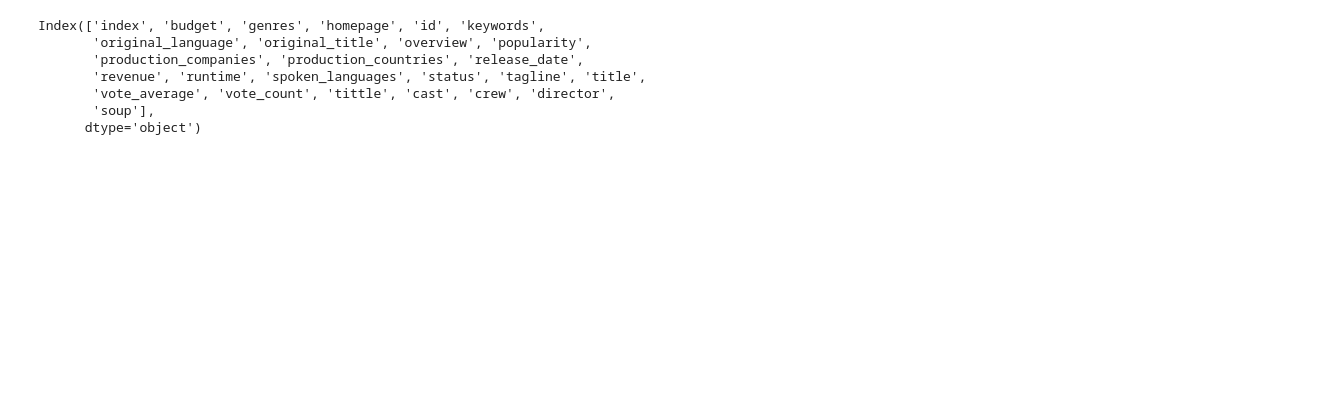
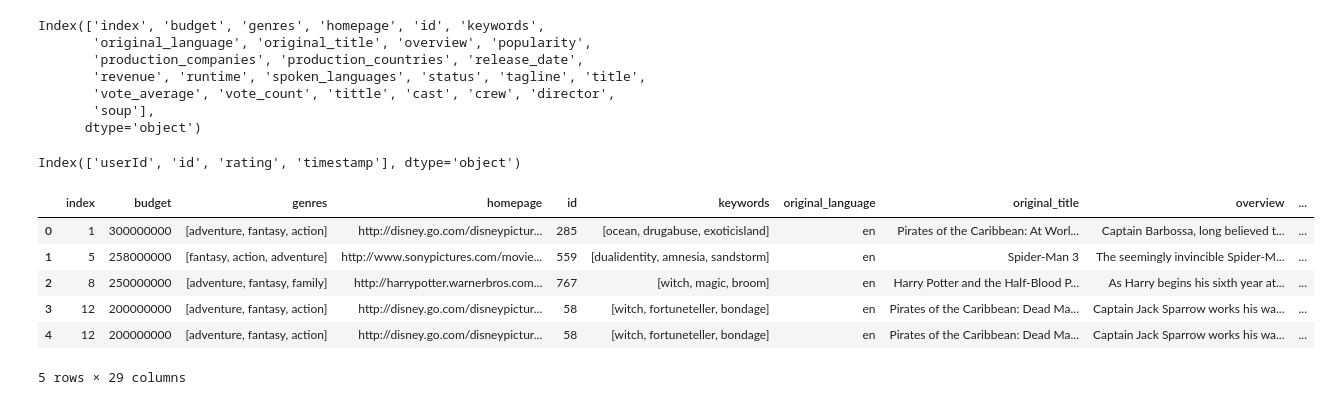
Before and after one commit to CheonSeounghyun/Movie-Analysis-System, a Jupyter notebook: Movie_Analysis_System.ipynb, the cells around one changed output. Drawn from its saved outputs; the diff is of its cells as text; code cells hidden in the pictures; blank space fills up the shorter version.

```diff
--- a/Movie_Analysis_System.ipynb
+++ b/Movie_Analysis_System.ipynb
@@ -222,6 +194,8 @@ for feature in features:
     df2[feature] = df2[feature].apply(clean_data)
 # %%
 def create_soup(x):
-    return ' '.join(x['keywords']) + ' ' + ' '.join(x['cast']) + ' ' + x['director'] + ' ' + ' '.join(x['genres'])
+    return ' '.join(x['keywords']) + ' ' + \
+           ' '.join(x['cast']) + ' ' + x['director'] + ' ' + \
+           ' '.join(x['genres'])
 df2['soup'] = df2.apply(create_soup, axis=1)
 # %%
@@ -353,3 +327,21 @@ Index(['index', 'budget', 'genres', 'homepage', 'id', 'keywords',
        'vote_average', 'vote_count', 'tittle', 'cast', 'crew', 'director',
        'soup'],
       dtype='object')
+# %%
+ratings.columns
+# %% [output]
+Index(['userId', 'id', 'rating', 'timestamp'], dtype='object')
+# %%
+ratings.rename(columns = {'movieId':'id'}, inplace = True)
+# %%
+df3 = pd.merge(df2, ratings, on='id')
+# %%
+df3.head()
+# %% [output]
+|  | index | budget | genres | homepage | id | keywords | original_language | original_title | overview | ... |
+| 0 | 1 | 300000000 | [adventure, fantasy, action] | http://disney.go.com/disneypictur... | 285 | [ocean, drugabuse, exoticisland] | en | Pirates of the Caribbean: At Worl... | Captain Barbossa, long believed t... | ... |
+| 1 | 5 | 258000000 | [fantasy, action, adventure] | http://www.sonypictures.com/movie... | 559 | [dualidentity, amnesia, sandstorm] | en | Spider-Man 3 | The seemingly invincible Spider-M... | ... |
+| 2 | 8 | 250000000 | [adventure, fantasy, family] | http://harrypotter.warnerbros.com... | 767 | [witch, magic, broom] | en | Harry Potter and the Half-Blood P... | As Harry begins his sixth year at... | ... |
+| 3 | 12 | 200000000 | [adventure, fantasy, action] | http://disney.go.com/disneypictur... | 58 | [witch, fortuneteller, bondage] | en | Pirates of the Caribbean: Dead Ma... | Captain Jack Sparrow works his wa... | ... |
+| 4 | 12 | 200000000 | [adventure, fantasy, action] | http://disney.go.com/disneypictur... | 58 | [witch, fortuneteller, bondage] | en | Pirates of the Caribbean: Dead Ma... | Captain Jack Sparrow works his wa... | ... |
+5 rows × 29 columns
```
Also changed, not shown: parts of 22 cells of this notebook, 38 other files.
